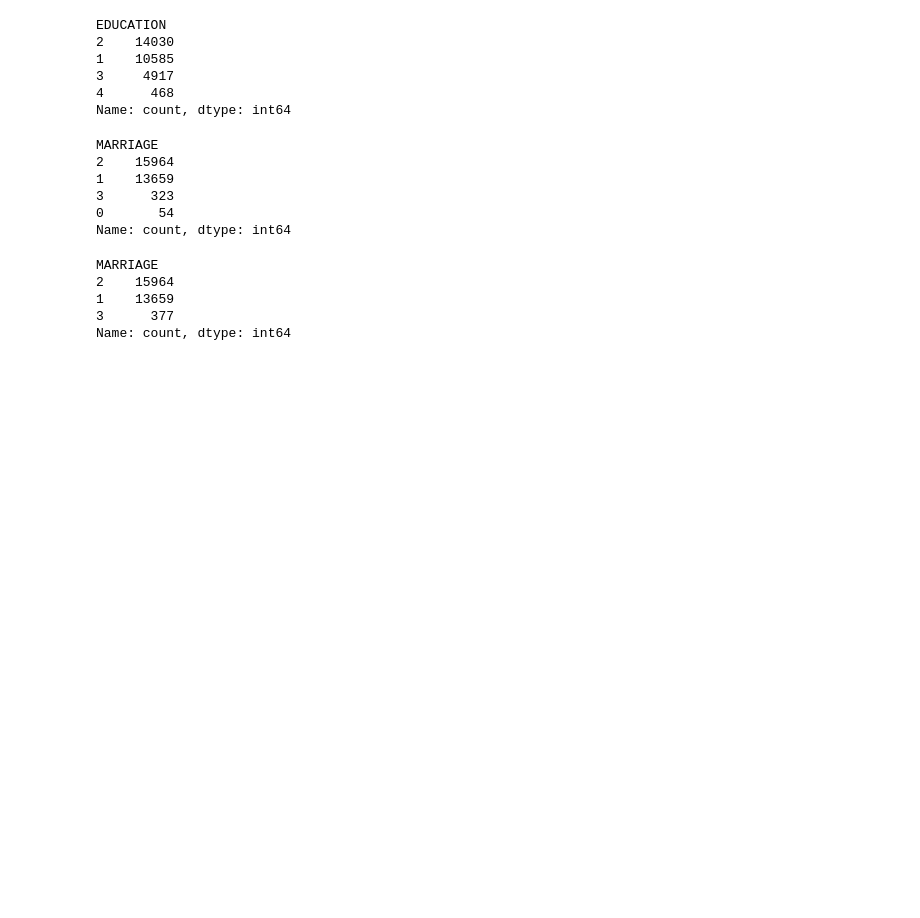
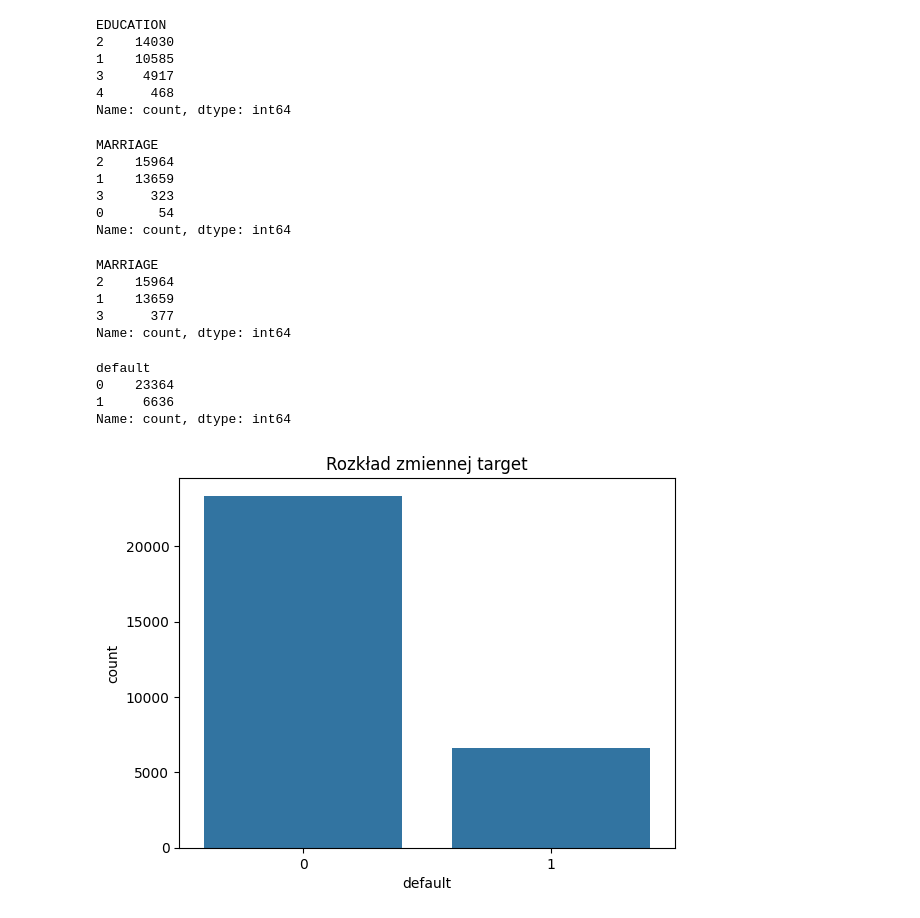
Before and after one commit to Dzbanski/credit_card_approval_project, a Jupyter notebook: credit_card_approval_project.ipynb, the cells around one changed output. Saved outputs shown, nothing was run; the diff lists cells and outputs as text; code cells hidden in the pictures; blank space fills up the shorter version.

Commit message:
Add exploratory data analysis visualizations

```diff
--- a/credit_card_approval_project.ipynb
+++ b/credit_card_approval_project.ipynb
@@ -122,3 +122,17 @@ MARRIAGE
 1    13659
 3      377
 Name: count, dtype: int64
+# %%
+dataset['default'].value_counts()
+# %% [output]
+default
+0    23364
+1     6636
+Name: count, dtype: int64
+# %%
+sns.countplot(x='default', data=dataset)
+
+plt.title('Rozkład zmiennej target')
+plt.show()
+# %% [output]
+[figure, added]
```
Also changed, not shown: parts of 2 cells of this notebook.
